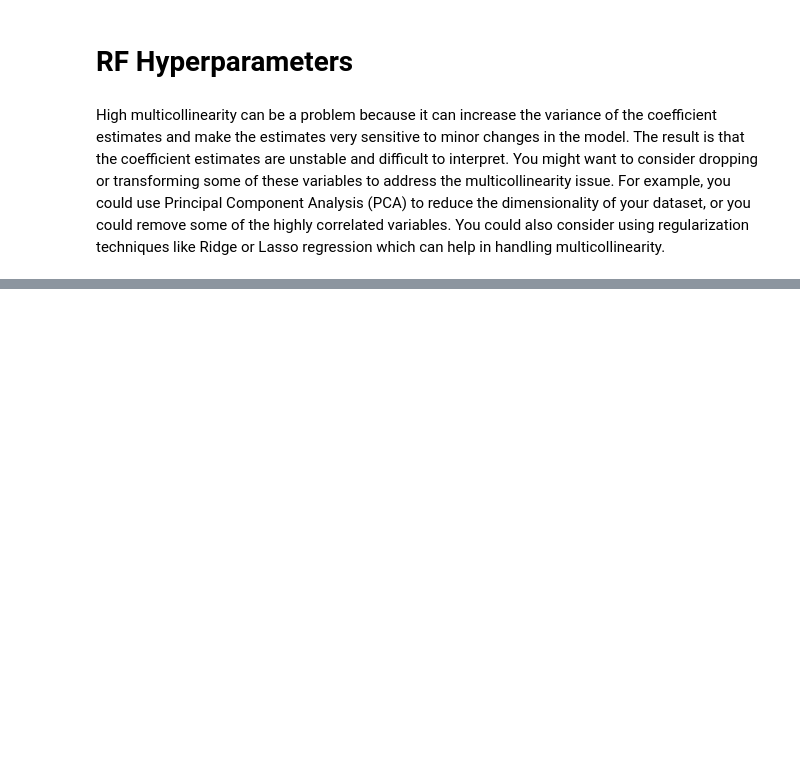
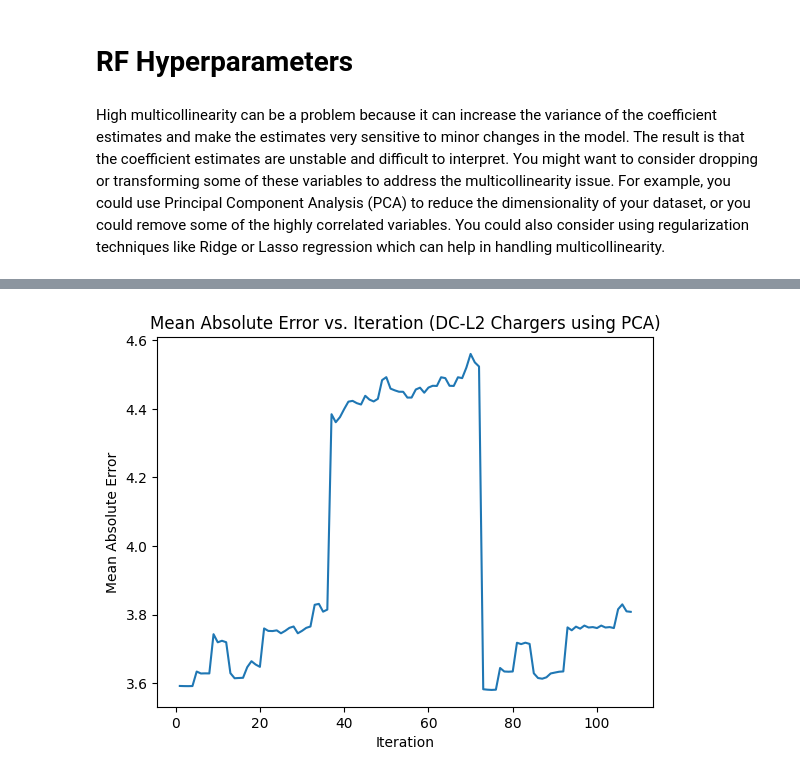
Before and after one commit to mkhaleghian/SevenStates, a Jupyter notebook: code/venue_analysis_GIS_DC_L2.IPYNB, the cells around one changed output, grey strips where cells are left out. Cells and saved outputs as stored; diff of their text form; code cells hidden in the pictures; blank space fills up the shorter version.

```diff
--- a/code/venue_analysis_GIS_DC_L2.IPYNB
+++ b/code/venue_analysis_GIS_DC_L2.IPYNB
@@ -420,13 +421,13 @@ inf_counts = utilization_station_data[columns_to_scale].isnull().sum()
 #print("Counts of infinite values:")
 #print(inf_counts)
 
-#scaler = MinMaxScaler()
-#utilization_station_data[columns_to_scale] = scaler.fit_transform(utilization_station_data[columns_to_scale])
+scaler = MinMaxScaler()
+utilization_station_data[columns_to_scale] = scaler.fit_transform(utilization_station_data[columns_to_scale])
 
 
 # DF for L2 and DC
-df_station_daily_L2 = utilization_station_data[utilization_station_data['Port Type'].str.fullmatch('Level 2')]
-df_station_daily_DC = utilization_station_data[utilization_station_data['Port Type'].str.fullmatch('DC Fast')]
+#df_station_daily_L2 = utilization_station_data[utilization_station_data['Port Type'].str.fullmatch('Level 2')]
+#df_station_daily_DC = utilization_station_data[utilization_station_data['Port Type'].str.fullmatch('DC Fast')]
 # %% [output]
 A value is trying to be set on a copy of a slice from a DataFrame
 
@@ -660,13 +671,13 @@ print(vif)
 X_train, X_test, Y_train, Y_test = train_test_split(X, Y, test_size=0.3, random_state=42)
 
 # Initialize the decision tree regressor
-model = DecisionTreeRegressor(random_state=42)
+model_DT = DecisionTreeRegressor(random_state=42)
 
 # Train the model
-model.fit(X_train, Y_train)
+model_DT.fit(X_train, Y_train)
 
 # Make predictions
-Y_pred = model.predict(X_test)
+Y_pred = model_DT.predict(X_test)
 
 # Evaluate the model
 mae = mean_absolute_error(Y_test, Y_pred)
@@ -743,4 +699,26 @@ R-squared (Best Model): 0.8845461465579961
 # %%
+
+X_train, X_test, Y_train, Y_test = train_test_split(X, Y, test_size=0.3, random_state=42)
+
+# Calculate the Pearson correlation coefficients
+corr_matrix = X.join(Y).corr()
+corr_with_target = corr_matrix[Y.name]
+
+# Print the correlation coefficients with the dependent variable
+print("\nCorrelations with the dependent variable:")
+print(corr_with_target)
+
+rf_model = RandomForestRegressor(n_estimators=100, random_state=42)
+rf_model.fit(X_train, Y_train)
+Y_val_pred = rf_model.predict(X_val)
+val_score_rf = r2_score(Y_val, Y_val_pred)
+print("Validation R^2 score (Random Forest):", val_score_rf)
+
+Y_test_pred = rf_model.predict(X_test)
+test_score_rf = r2_score(Y_test, Y_test_pred)
+print("Test R^2 score (Random Forest):", test_score_rf)
+
+
 
 
 param_grid = {
@@ -748,37 +726,76 @@ param_grid = {
     'max_depth': [None, 10, 20],
     'min_samples_split': [2, 5, 10],
     'min_samples_leaf': [1, 2, 4],
-    'max_features': ['auto', 'sqrt']
+    'max_features': ['sqrt']
 }
 
-# Perform grid search with cross-validation
-grid_search = GridSearchCV(estimator=rf, param_grid=param_grid, cv=5, scoring='neg_mean_squared_error', n_jobs=-1)
+grid_search = GridSearchCV(estimator=rf_model, param_grid=param_grid, cv=5, scoring='neg_mean_squared_error', n_jobs=-1)
 grid_search.fit(X_train, Y_train)
 
-# Get the best hyperparameters
+# Get the best hyperparameters and the best estimator
 best_params = grid_search.best_params_
+best_estimator = grid_search.best_estimator_
 print("Best Hyperparameters:", best_params)
 
-# Initialize an empty list to store MAE values after each iteration
+
+
 mae_values = []
+train_scores = []
+test_scores = []
+r2_scores = []  # Initialize r2_scores list
 
-# Perform cross-validation to get MAE after each iteration
+# Perform cross-validation to get MAE, training, and testing scores after each iteration
 for i, params in enumerate(grid_search.cv_results_['params']):
     if params['max_features'] != 'auto':  # Check if 'max_features' is set to 'auto'
         rf = RandomForestRegressor(**params, random_state=42)
         rf.fit(X_train, Y_train)
+
+        # Calculate MAE
         Y_pred = rf.predict(X_test)
         mae = mean_absolute_error(Y_test, Y_pred)
         mae_values.append(mae)
-        print(f"Iteration {i+1}: MAE = {mae}")
+
+        # Calculate R-squared scores for training and testing sets
+        train_score = rf.score(X_train, Y_train)
+        test_score = rf.score(X_test, Y_test)
+        train_scores.append(train_score)
+        test_scores.append(test_score)
+
+        # Calculate R-squared score for validation set
+        r2_score_val = r2_score(Y_val, rf.predict(X_val))
+        r2_scores.append(r2_score_val)
+
+        print(f"Iteration {i+1}: MAE = {mae}, Train Score = {train_score}, Test Score = {test_score}, Val Score = {r2_score_val}")
     else:
         print(f"Iteration {i+1}: 'max_features' is set to 'auto', skipping...")
 
 
-
+# Plot MAE values
 plt.plot(range(1, len(mae_values) + 1), mae_values, marker='', linestyle='-')
 plt.xlabel('Iteration')
 plt.ylabel('Mean Absolute Error')
-plt.title('Mean Absolute Error vs. Iteration (DC-Fast charging)')
+plt.title('Mean Absolute Error vs. Iteration (DC-L2 Chargers using PCA)')
 plt.show()
+
+from sklearn.metrics import r2_score
+# Calculate the mean and standard deviation of MAE and R^2
+mae_mean = np.mean(mae_values)
+mae_std = np.std(mae_values)
+r2_mean = np.mean(r2_scores)
+r2_std = np.std(r2_scores)
+print(f"\nMean MAE: {mae_mean:.4f} (+/- {mae_std:.4f})")
+print(f"Mean R^2: {r2_mean:.4f} (+/- {r2_std:.4f})")
+
+# Make predictions on the test set
+Y_pred = best_estimator.predict(X_test)
+test_mae = mean_absolute_error(Y_test, Y_pred)
+test_r2 = r2_score(Y_test, Y_pred)
+print(f"Test MAE: {test_mae:.4f}")
+print(f"Test R^2: {test_r2:.4f}")
+
+# Create a heatmap visualization for correlation
+plt.figure(figsize=(10, 8))
+sns.heatmap(corr_matrix, annot=True, cmap="YlGnBu")
+plt.title("Correlation Heatmap", fontsize=16)
+plt.show()
 # %% [output]
@@ -801,0 +819 @@ Traceback (most recent call last):
+[figure, new version]
```
Also changed, not shown: parts of 18 cells of this notebook, 29 other files.
